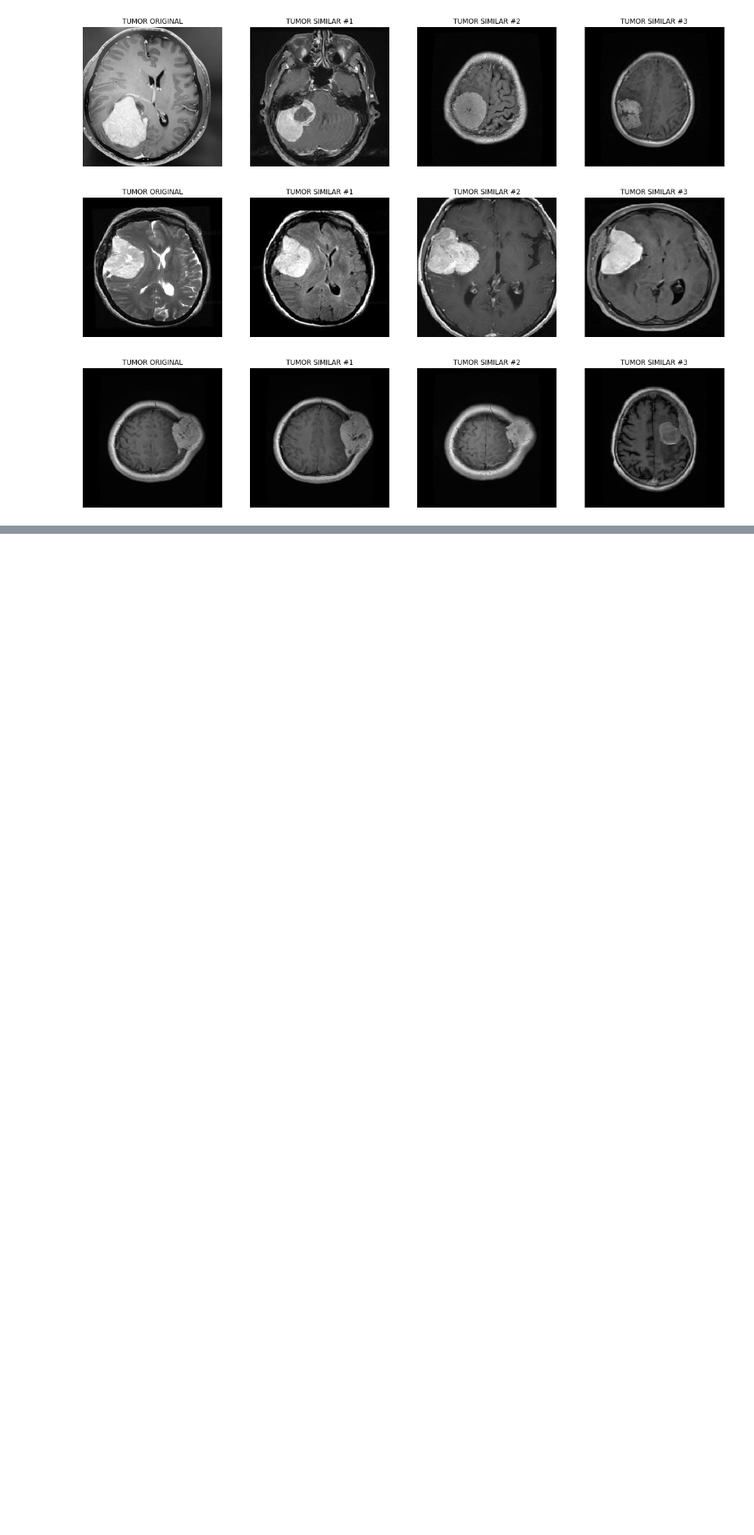
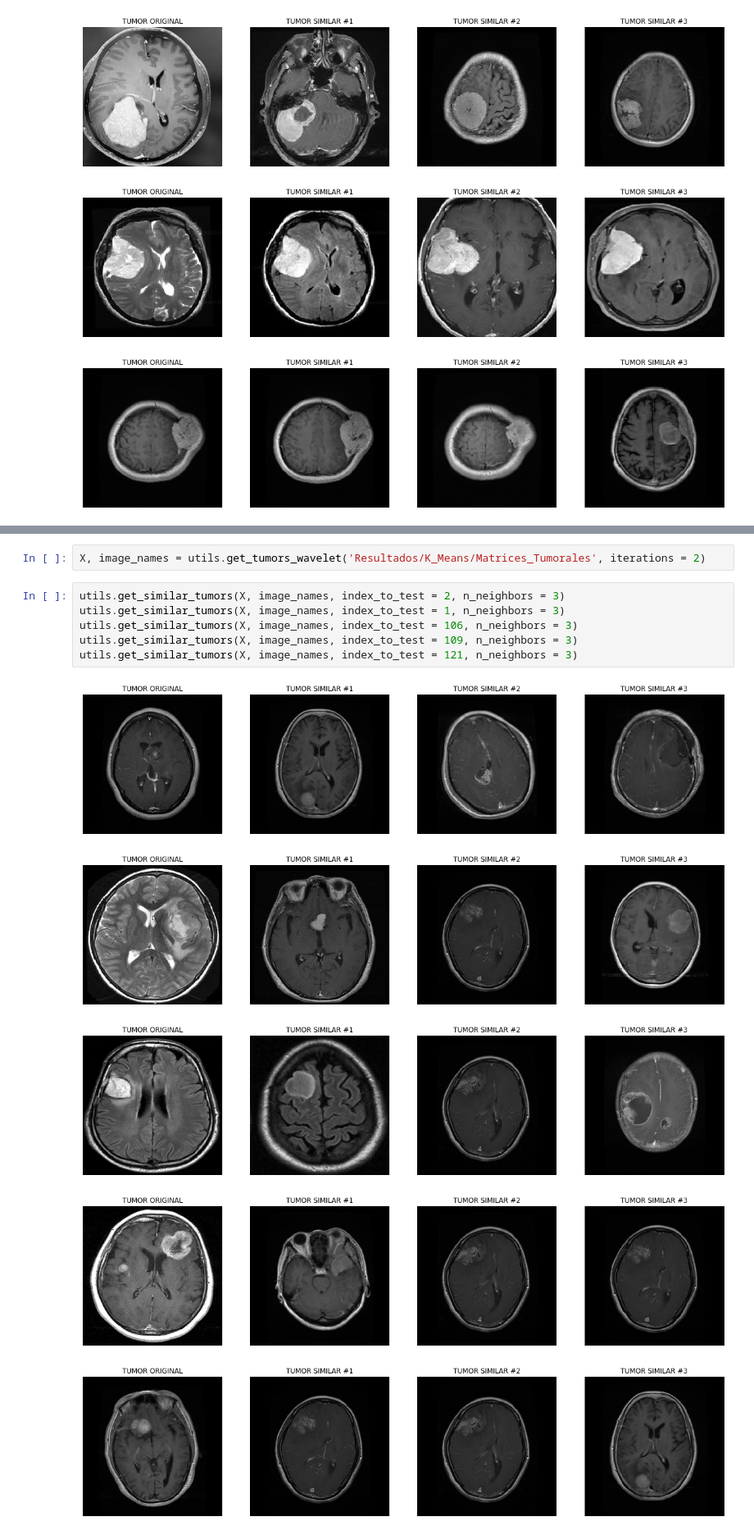
Before and after one commit to JerM1609/IA-P002, a Jupyter notebook: src/K_means_5_Mejores_y_Peores_Resultados.ipynb, the cells around one changed output, grey strips where cells are left out. Shown at 82% size. Drawn from its saved outputs; the diff is of its cells as text; blank space fills up the shorter version.

```diff
--- a/src/K_means_5_Mejores_y_Peores_Resultados.ipynb
+++ b/src/K_means_5_Mejores_y_Peores_Resultados.ipynb
@@ -20,0 +77,14 @@ utils.get_similar_tumors(X, image_names, index_to_test = 216, n_neighbors = 3)
+# %%
+X, image_names = utils.get_tumors_wavelet('Resultados/K_Means/Matrices_Tumorales', iterations = 2)
+# %%
+utils.get_similar_tumors(X, image_names, index_to_test = 2, n_neighbors = 3)
+utils.get_similar_tumors(X, image_names, index_to_test = 1, n_neighbors = 3)
+utils.get_similar_tumors(X, image_names, index_to_test = 106, n_neighbors = 3)
+utils.get_similar_tumors(X, image_names, index_to_test = 109, n_neighbors = 3)
+utils.get_similar_tumors(X, image_names, index_to_test = 121, n_neighbors = 3)
+# %% [output]
+[figure, added]
+[figure, added]
+[figure, added]
+[figure, added]
+[figure, added]
```
Also changed, not shown: parts of 8 cells of this notebook.
